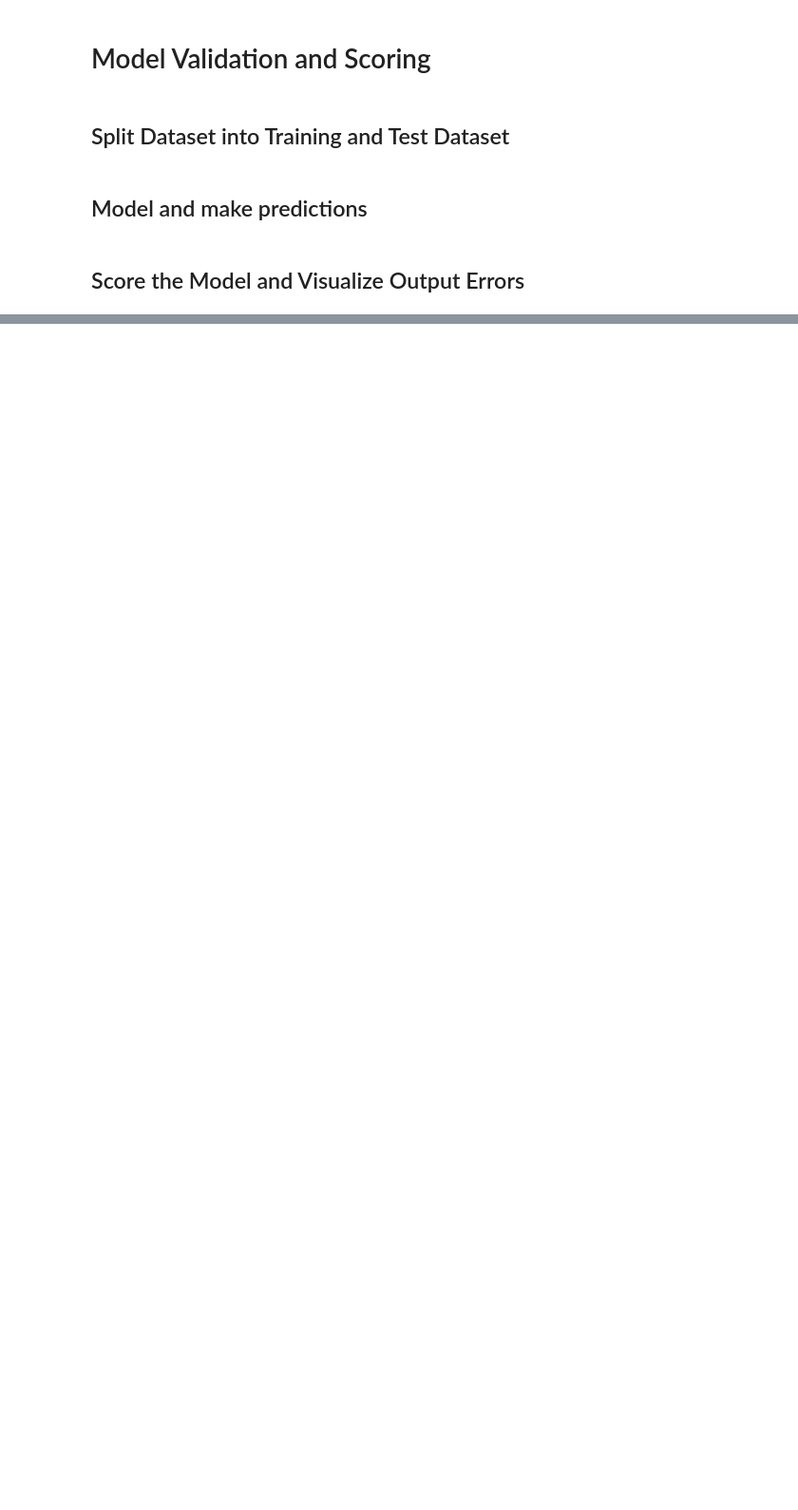
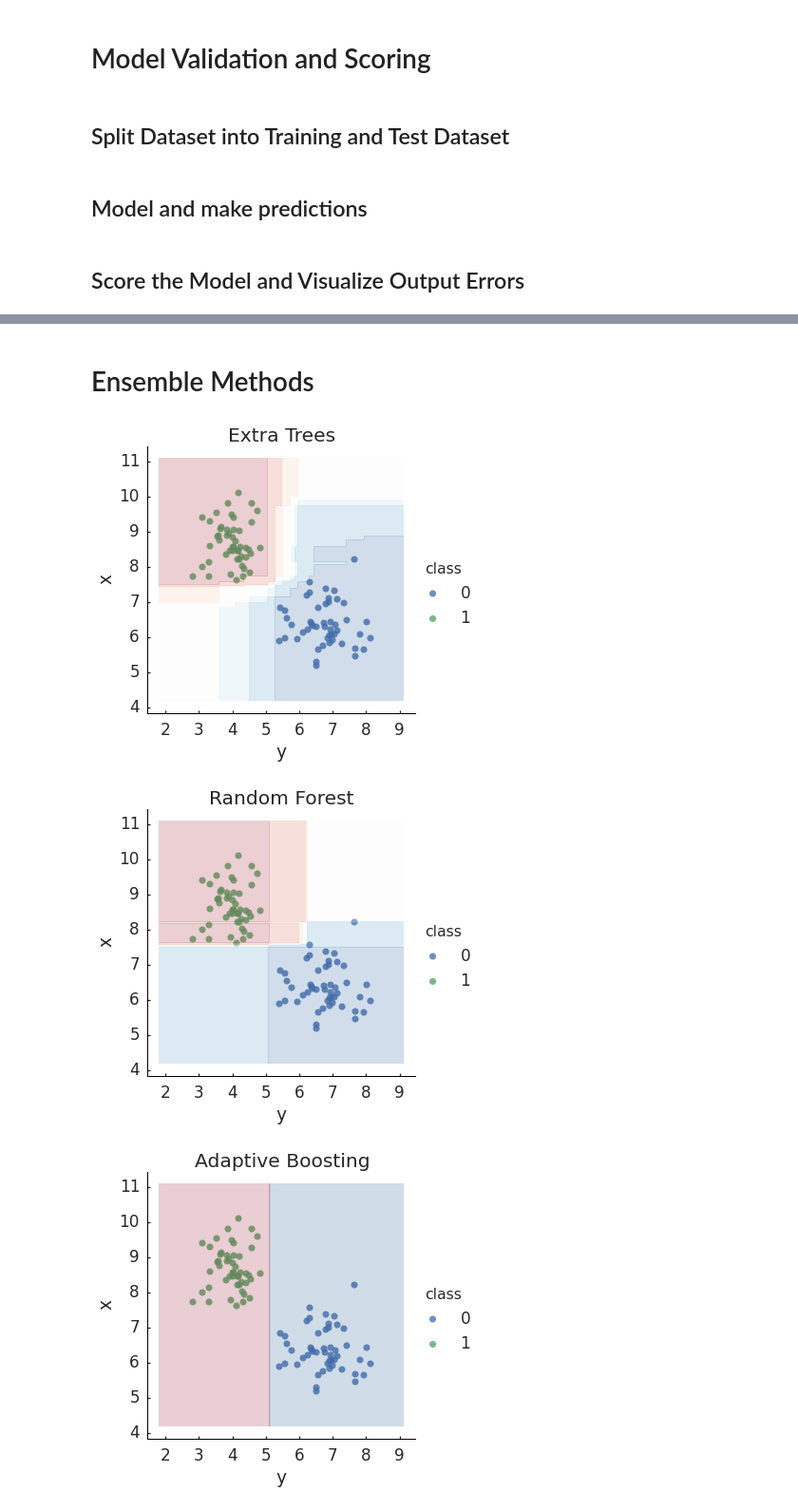
Before and after one commit to blaiszik/globus-catalog-examples, a Jupyter notebook: 3 - Applying Machine Learning Models to Data From Catalog.ipynb, the cells around one changed output, grey strips where cells are left out. Shown at 95% size. Drawn from its saved outputs; the diff is of its cells as text; code cells hidden in the pictures; blank space fills up the shorter version.

Commit message:
Classifier Comparison

```diff
--- a/3 - Applying Machine Learning Models to Data From Catalog.ipynb
+++ b/3 - Applying Machine Learning Models to Data From Catalog.ipynb
@@ -238,3 +250,42 @@ Normalized confusion matrix
 [[ 1.  0.]
  [ 0.  1.]]
 [figure]
+# %% [markdown]
+# Ensemble Methods
+# %%
+from sklearn.ensemble import RandomForestClassifier, AdaBoostClassifier, ExtraTreesClassifier
+from sklearn.naive_bayes import GaussianNB
+from sklearn.metrics import confusion_matrix
+
+clfs = [
+        (ExtraTreesClassifier(n_estimators=10), "Extra Trees"),
+        (RandomForestClassifier(n_estimators=10), "Random Forest"),
+        (AdaBoostClassifier(n_estimators=10), "Adaptive Boosting"),
+        (GaussianNB(), "Gaussian Naive-Bayes"),
+        (SVC(kernel='linear'), "SVC - Linear Basis"),
+        (SVC(kernel='rbf'), "SVC - Radial Basis")
+        ]
+
+for i, (clf,title) in enumerate(clfs):
+    clf.fit(df[['x','y']], df['class'])
+    fig  = sns.lmplot(x="x", y="y", data=df, order=1, hue="class", fit_reg=False, scatter_kws={"s": 50});
+    fig.ax.set_ylabel('x')
+    fig.ax.set_xlabel('y')
+    fig.ax.set_title(title)
+
+    ## Plot decision contour or probability function
+    h = .01  # step size in the mesh
+    x_min, x_max = df['x'].min() - 1, df['x'].max() + 1
+    y_min, y_max = df['y'].min() - 1, df['y'].max() + 1
+    xx, yy = np.meshgrid(np.arange(x_min, x_max, h),
+                              np.arange(y_min, y_max, h))
+    if hasattr(clf, "decision_function"):
+        Z = clf.decision_function(np.c_[xx.ravel(), yy.ravel()])
+    else:
+        Z = clf.predict_proba(np.c_[xx.ravel(), yy.ravel()])[:, 1]
+    Z = Z.reshape(xx.shape)
+    fig.ax.contourf(xx, yy, Z, alpha=0.2, cmap=plt.cm.RdBu_r)
+# %% [output]
+[figure, added]
+[figure, added]
+[figure, added]
```
Also changed, not shown: parts of 3 cells of this notebook.
